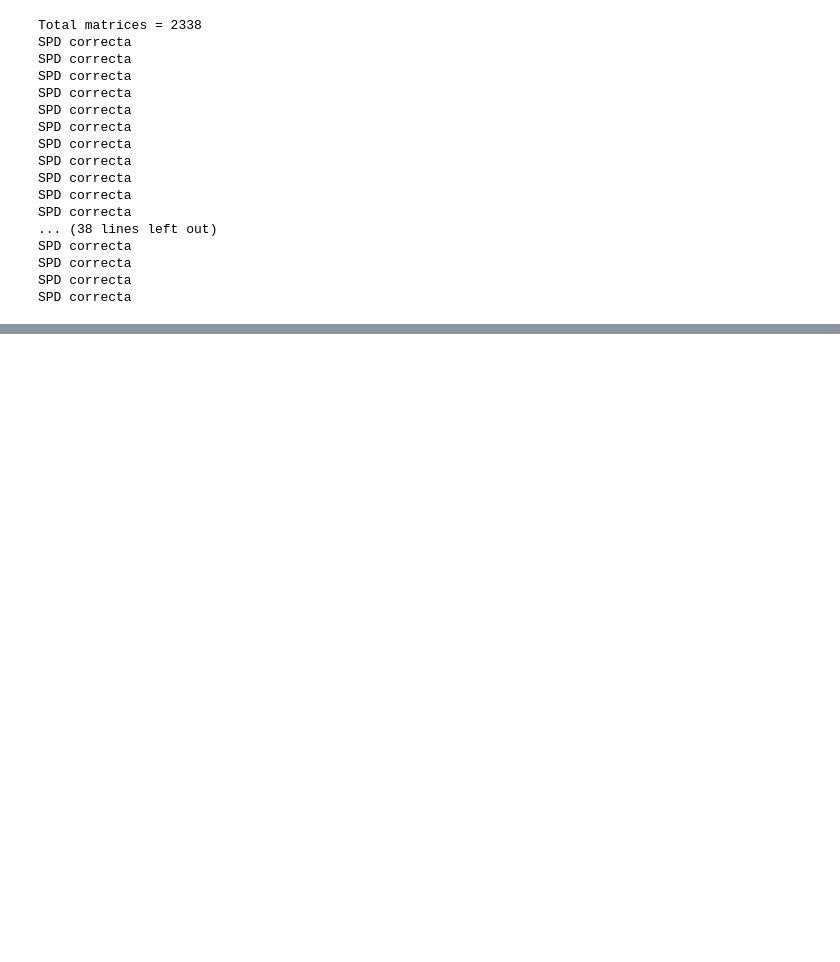
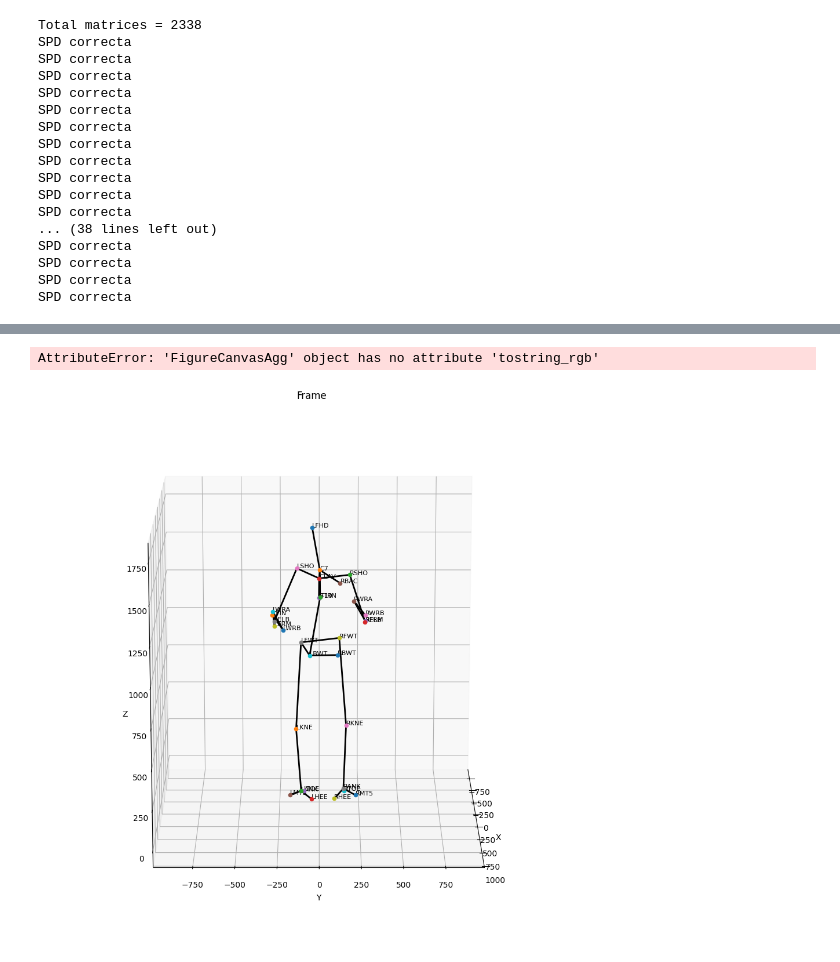
Before and after one commit to rdgzmanuel/riemannian_geometry, a Jupyter notebook: notebooks/data_spd.ipynb, the cells around one changed output, grey strips where cells are left out. Saved outputs shown, nothing was run; the diff lists cells and outputs as text; code cells hidden in the pictures; blank space fills up the shorter version.

```diff
--- a/notebooks/data_spd.ipynb
+++ b/notebooks/data_spd.ipynb
@@ -108,0 +121,9 @@ SPD correcta
+# %%
+files = list_c3d_files(use_cuts=True, pattern="*.C3D")
+
+print(len(files))
+
+per_file, common_markers = compute_common_markers(files)
+joint_mapping = build_identity_joint_mapping(common_markers)
+
+joint_mapping
@@ -108,0 +297,48 @@ SPD correcta
+# %%
+import matplotlib.pyplot as plt
+import imageio
+import numpy as np
+
+def render_rotation_frames(marker_dict, output_gif="rotation.gif",
+                           n_frames=60, elev=10):
+    """
+    Renderiza el esqueleto rotando alrededor del eje Y.
+    - n_frames: número de ángulos en la rotación
+    - elev: altura (elevación) constante de la cámara
+    """
+    frames = []
+
+    for i in range(n_frames):
+        fig = plt.figure(figsize=(12,12))
+        ax = fig.add_subplot(111, projection="3d")
+
+        # ángulo de rotación (0 a 360 grados)
+        azim = (i / n_frames) * 360
+
+        # Plot del esqueleto
+        plot_skeleton_frame(marker_dict, ax)
+
+        # Cámara fija en elevación, girando solo alrededor de Y
+        ax.view_init(elev=elev, azim=azim)
+
+        # Guardar imagen temporalmente
+        fig.canvas.draw()
+        img = np.frombuffer(fig.canvas.tostring_rgb(), dtype='uint8')
+        img = img.reshape(fig.canvas.get_width_height()[::-1] + (3,))
+        frames.append(img)
+
+        plt.close(fig)
+
+    # Crear GIF
+    imageio.mimsave(output_gif, frames, fps=30)
+    print(f"GIF guardado como {output_gif}")
+
+# Usamos el mismo código que ya tienes para obtener marker_dict
+example = files[4]
+marker_dict = visualize_example(example, joint_mapping, return_dict=True)
+
+render_rotation_frames(marker_dict, output_gif="skeleton_rotation.gif",
+                       n_frames=60, elev=15)
+# %% [output]
+AttributeError: 'FigureCanvasAgg' object has no attribute 'tostring_rgb'
+[figure, added]
```
Also changed, not shown: parts of 6 cells of this notebook, 6 other files.
